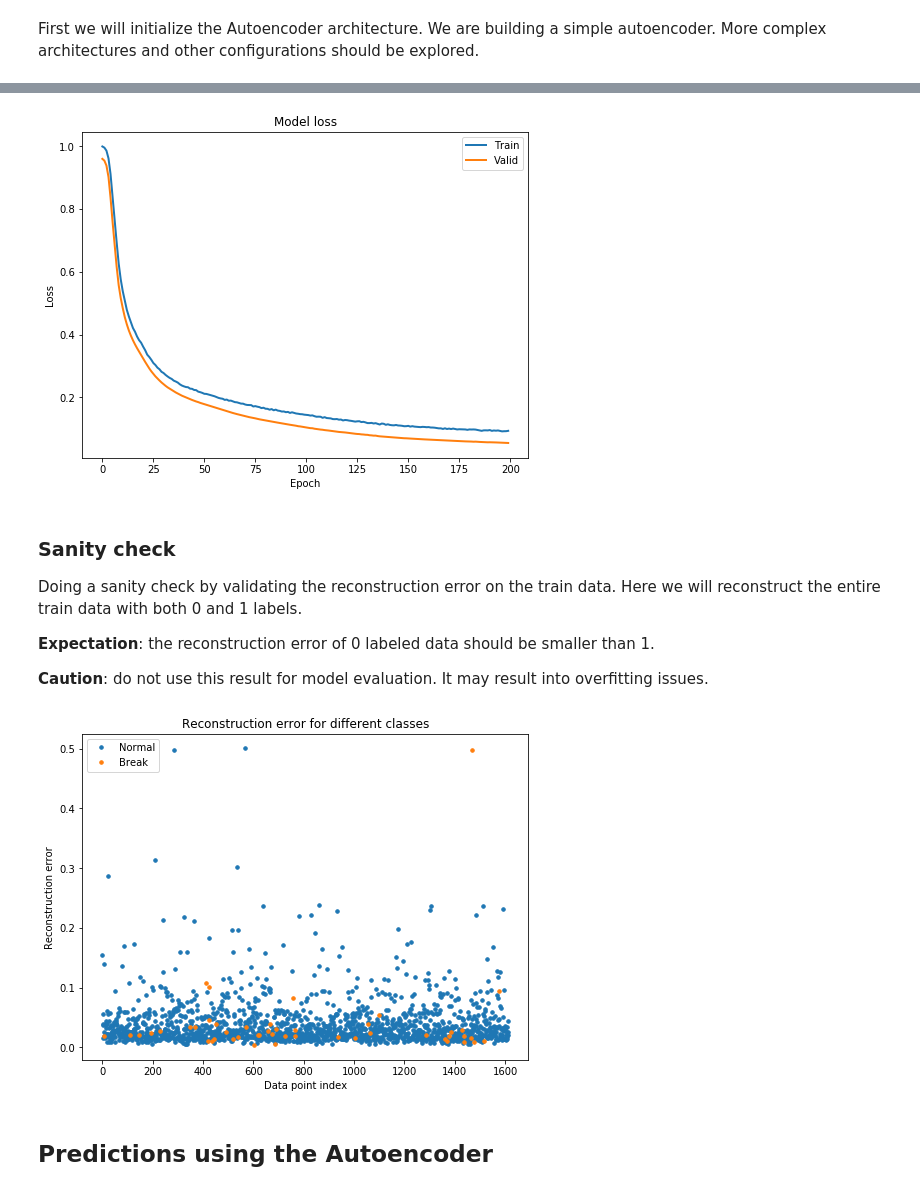
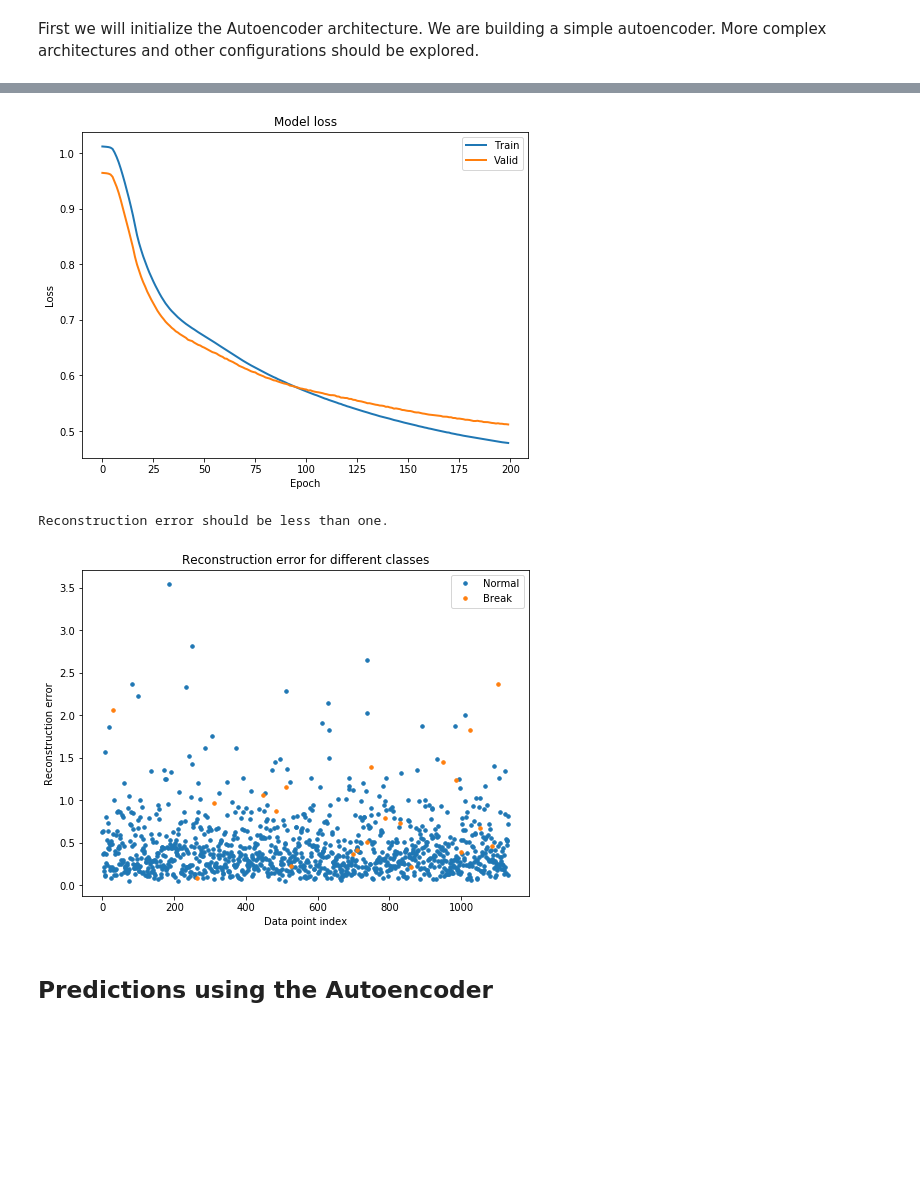
Before and after one commit to abstractguy/lstm_autoencoder_classifier, a Jupyter notebook: LSTM_autoencoder.ipynb, the cells around one changed output, grey strips where cells are left out. Saved outputs shown, nothing was run; the diff lists cells and outputs as text; code cells hidden in the pictures; blank space fills up the shorter version.

```diff
--- a/LSTM_autoencoder.ipynb
+++ b/LSTM_autoencoder.ipynb
@@ -182,7 +182,7 @@ def get_stock(main_ticker, tickers_list, path=path, trends=True):
         for symbol in tqdm(tickers_list, unit='symbol'):
             try:
                 ticker = DataReader(symbol, 'yahoo', start=start, end=end)
-                ticker_X = ticker.High.dropna()
+                ticker_X = (ticker.Close - ticker.Open).dropna()
                 tickers = add_ticker_to_tickers(symbol, ticker_X, tickers)
 
                 if trends:
@@ -490,10 +508,15 @@ optimizer = Adam(lr=learning_rate, clipnorm=1., clipvalue=0.5)
 LSTM_autoencoder.compile(loss='mean_squared_error', optimizer=optimizer)
 
 # Save model weights after each epoch if validation loss decreased.
-checkpointer = ModelCheckpoint(filepath=filepath, save_best_only=True, verbose=1)
+checkpointer = ModelCheckpoint(filepath=filepath,
+                               save_best_only=True,
+                               verbose=1)
 
 # Control learning rate schedule when validation is not improving.
-reduce_lr = ReduceLROnPlateau(factor=0.1, patience=patience, verbose=1, min_lr=learning_rate / 1000)
+reduce_lr = ReduceLROnPlateau(factor=0.1,
+                              patience=patience,
+                              verbose=1,
+                              min_lr=learning_rate / 1000)
 
 # Various graphics.
 tbc = TensorBoardColab()
@@ -501,15 +524,15 @@ tbc = TensorBoardColab()
 # Shouldn't happen.
 term_on_NaN = TerminateOnNaN()
 
-LSTM_autoencoder_history = LSTM_autoencoder.fit(X_train_y0_scaled,
-                                                X_train_y0_scaled,
-                                                epochs=epochs,
-                                                batch_size=batch_size,
-                                                validation_data=(X_valid_y0_scaled,
-                                                                 X_valid_y0_scaled),
-                                                callbacks=[checkpointer,
-                                                           reduce_lr,
-                                                           TensorBoardColabCallback(tbc),
-                                                           term_on_NaN],
-                                                verbose=1).history
+history = LSTM_autoencoder.fit(X_train_y0_scaled,
+                               X_train_y0_scaled,
+                               epochs=epochs,
+                               batch_size=batch_size,
+                               validation_data=(X_valid_y0_scaled,
+                                                X_valid_y0_scaled),
+                               callbacks=[checkpointer,
+                                          reduce_lr,
+                                          TensorBoardColabCallback(tbc),
+                                          term_on_NaN],
+                                          verbose=1).history
 # %% [output]
@@ -533,43 +570,40 @@ Epoch 00200: val_loss improved from 0.05544 to 0.05508, saving model to /content
 # %%
-plt.plot(LSTM_autoencoder_history['loss'], linewidth=2, label='Train')
-plt.plot(LSTM_autoencoder_history['val_loss'], linewidth=2, label='Valid')
+plt.plot(history['loss'], linewidth=2, label='Train')
+plt.plot(history['val_loss'], linewidth=2, label='Valid')
 plt.legend(loc='upper right')
 plt.title('Model loss')
 plt.ylabel('Loss')
 plt.xlabel('Epoch')
 plt.show()
 # %% [output]
-[figure, old version]
+[figure, new version]
-# %% [markdown]
-### Sanity check
-Doing a sanity check by validating the reconstruction error
-on the train data. Here we will reconstruct the entire train
-data with both 0 and 1 labels.
-
-**Expectation**: the reconstruction error of 0 labeled data should
-be smaller than 1.
-
-**Caution**: do not use this result for model evaluation. It may
-result into overfitting issues.
 # %%
+print('Reconstruction error should be less than one.')
+
 train_x_predictions = LSTM_autoencoder.predict(X_train_scaled)
-mse = mean(power(flatten(X_train_scaled) - flatten(train_x_predictions), 2), axis=1)
+mse = mean(power(flatten(X_train_scaled) - flatten(train_x_predictions), 2),
+           axis=1)
 
 error = DataFrame({'Reconstruction_error': mse, 'True_class': y_train.tolist()})
 
 groups = error.groupby('True_class')
 fig, ax = plt.subplots()
 
 for name, group in groups:
-    ax.plot(group.index, group.Reconstruction_error, marker='o', ms=3.5, linestyle='',
+    ax.plot(group.index,
+            group.Reconstruction_error,
+            marker='o',
+            ms=3.5,
+            linestyle='',
             label = 'Break' if name == 1 else 'Normal')
 ax.legend()
 plt.title('Reconstruction error for different classes')
 plt.ylabel('Reconstruction error')
 plt.xlabel('Data point index')
 plt.show();
 # %% [output]
+Reconstruction error should be less than one.
-[figure, old version]
+[figure, new version]
 # %% [markdown]
 ## Predictions using the Autoencoder
 # %%
```
Also changed, not shown: parts of 23 cells of this notebook.
